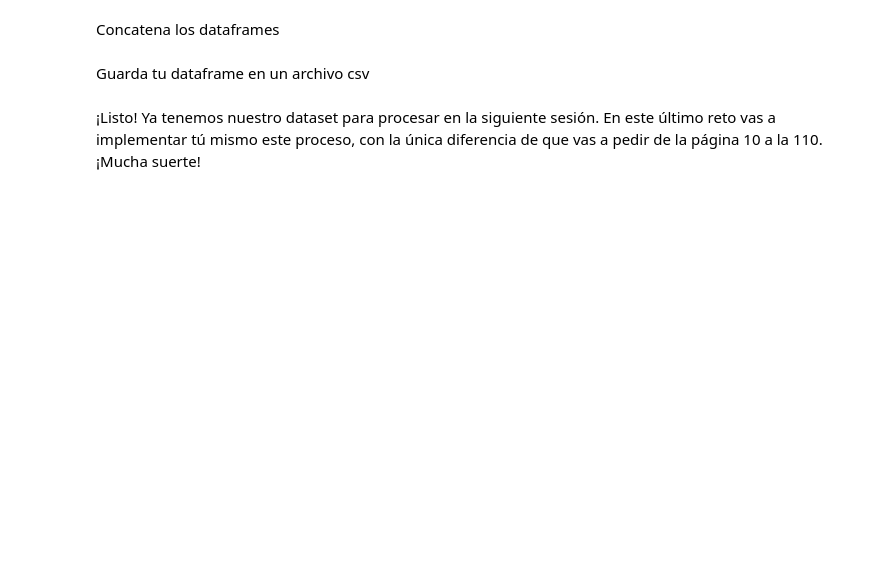
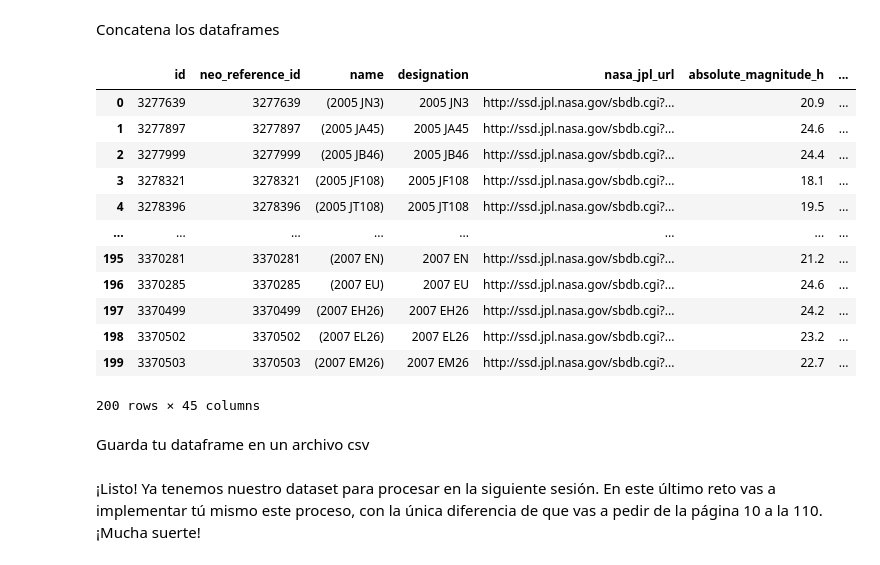
Before and after one commit to rctorr/data-analisis-cdmx-20-05, a Jupyter notebook: Sesion-06/Ejemplo-06/automatizando_peticiones.ipynb, the cells around one changed output. Cells and saved outputs as stored; diff of their text form; code cells hidden in the pictures; blank space fills up the shorter version.

```diff
--- a/Sesion-06/Ejemplo-06/automatizando_peticiones.ipynb
+++ b/Sesion-06/Ejemplo-06/automatizando_peticiones.ipynb
@@ -36,3 +94,20 @@ Concatena los dataframes
+# %%
+df = pd.concat(lista_datos).reset_index(drop=True)
+df
+# %% [output]
+|  | id | neo_reference_id | name | designation | nasa_jpl_url | absolute_magnitude_h | ... |
+| 0 | 3277639 | 3277639 | (2005 JN3) | 2005 JN3 | http://ssd.jpl.nasa.gov/sbdb.cgi?... | 20.9 | ... |
+| 1 | 3277897 | 3277897 | (2005 JA45) | 2005 JA45 | http://ssd.jpl.nasa.gov/sbdb.cgi?... | 24.6 | ... |
+| 2 | 3277999 | 3277999 | (2005 JB46) | 2005 JB46 | http://ssd.jpl.nasa.gov/sbdb.cgi?... | 24.4 | ... |
+| 3 | 3278321 | 3278321 | (2005 JF108) | 2005 JF108 | http://ssd.jpl.nasa.gov/sbdb.cgi?... | 18.1 | ... |
+| 4 | 3278396 | 3278396 | (2005 JT108) | 2005 JT108 | http://ssd.jpl.nasa.gov/sbdb.cgi?... | 19.5 | ... |
+| ... | ... | ... | ... | ... | ... | ... | ... |
+| 195 | 3370281 | 3370281 | (2007 EN) | 2007 EN | http://ssd.jpl.nasa.gov/sbdb.cgi?... | 21.2 | ... |
+| 196 | 3370285 | 3370285 | (2007 EU) | 2007 EU | http://ssd.jpl.nasa.gov/sbdb.cgi?... | 24.6 | ... |
+| 197 | 3370499 | 3370499 | (2007 EH26) | 2007 EH26 | http://ssd.jpl.nasa.gov/sbdb.cgi?... | 24.2 | ... |
+| 198 | 3370502 | 3370502 | (2007 EL26) | 2007 EL26 | http://ssd.jpl.nasa.gov/sbdb.cgi?... | 23.2 | ... |
+| 199 | 3370503 | 3370503 | (2007 EM26) | 2007 EM26 | http://ssd.jpl.nasa.gov/sbdb.cgi?... | 22.7 | ... |
+200 rows × 45 columns
 # %% [markdown]
 Guarda tu dataframe en un archivo csv
 # %%
```
Also changed, not shown: parts of 9 cells of this notebook, 7 other files.
